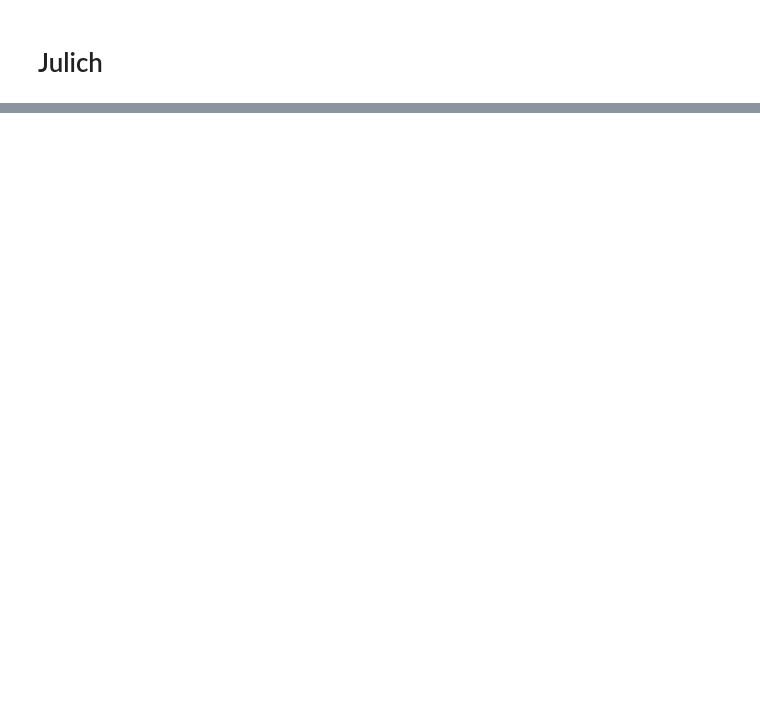
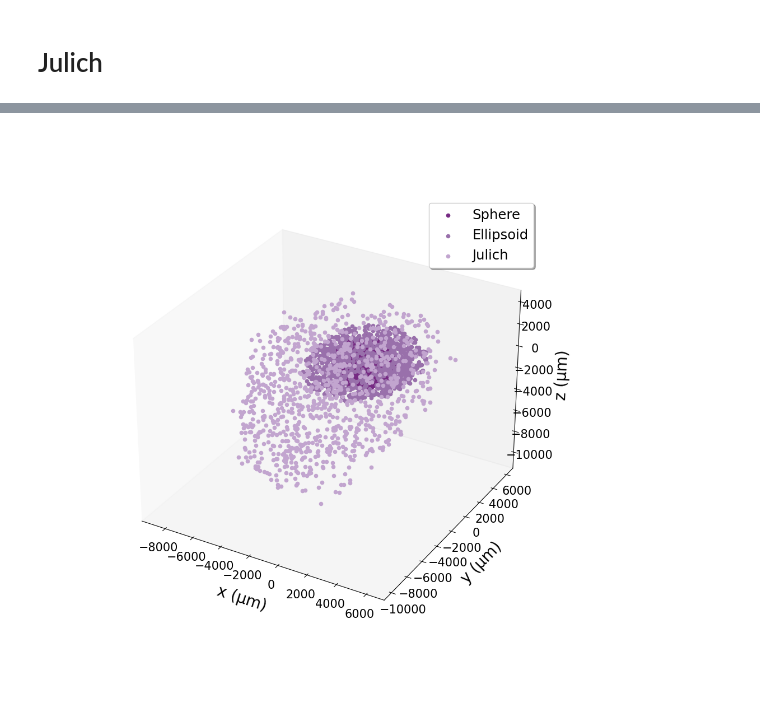
Before and after one commit to taramcguire/COMSOL2NETWORK_test_files, a Jupyter notebook: FE_and_neuron_network_coupling_project/Publication_Figures/20260224_creating_figure_for_positions_of_neurons.ipynb, the cells around one changed output, grey strips where cells are left out. Cells and saved outputs as stored; diff of their text form; code cells hidden in the pictures; blank space fills up the shorter version.

```diff
--- a/FE_and_neuron_network_coupling_project/Publication_Figures/20260224_creating_figure_for_positions_of_neurons.ipynb
+++ b/FE_and_neuron_network_coupling_project/Publication_Figures/20260224_creating_figure_for_positions_of_neurons.ipynb
@@ -412,0 +434,15 @@ plt.savefig("julich_with_point_source.svg", format="svg")
+# %%
+random_point_generator_sphere = Sphere_random_point_generator(2000, 1135, np.array([0, 0, 0]))
+positions_sphere = random_point_generator_sphere.generate_positions(1000)
+
+random_point_generator_ellipse = Ellipsoid_random_point_generator(4176,3080,2961, 1135, np.array([0, 0, 0]), 0.610865)
+positions_ellipse = random_point_generator_ellipse.generate_positions(1000)
+
+parcellation = "JULICH_BRAIN_CYTOARCHITECTONIC_ATLAS_V3_1"
+region = "STN (Subthalamus) right"
+coordinate_space = "MNI_152_ICBM_2009C_NONLINEAR_ASYMMETRIC"
+electrode_position_mm = np.array([12000,-12000,-8500])/1000
+encapsulation_mm = 1135/1000
+
+random_point_generator_julich = Julich_brain_cyto_random_point_generator(parcellation,region,coordinate_space, electrode_position_mm, encapsulation_mm)
+positions_julich = random_point_generator_julich.generate_positions(1000)
@@ -412,0 +451,51 @@ plt.savefig("julich_with_point_source.svg", format="svg")
+# %%
+%matplotlib widget
+
+##############################################
+fig = plt.figure(figsize=(10, 10))
+ax = fig.add_subplot(111, projection='3d')
+ax.set_xlabel('x (μm)', fontsize = 20, labelpad = 15)
+ax.set_zlabel('z (μm)', fontsize = 20, labelpad = 15)
+ax.set_ylabel('y (μm)', fontsize = 20, labelpad = 15)
+
+
+##### sphere##############
+x_points_sphere = positions_sphere[:,0]
+y_points_sphere = positions_sphere[:,1]
+z_points_sphere = positions_sphere[:,2]
+
+ax.scatter(x_points_sphere, y_points_sphere, z_points_sphere, c='#762A83', label = "Sphere", depthshade=False)
+
+##############################################
+x_points_ellipse = positions_ellipse[:,0]
+y_points_ellipse = positions_ellipse[:,1]
+z_points_ellipse = positions_ellipse[:,2]
+
+ax.scatter(x_points_ellipse, y_points_ellipse, z_points_ellipse, c='#9970AB', label = "Ellipsoid", depthshade=False)
+
+##############################################
+x_points_julich = positions_julich[:,0]*1000-12000
+y_points_julich = positions_julich[:,1]*1000+12000
+z_points_julich = positions_julich[:,2]*1000+8500
+
+ax.scatter(x_points_julich, y_points_julich, z_points_julich, c='#C2A5CF', label = "Julich", depthshade=False)
+
+
+legend = ax.legend(loc='upper right', shadow=True, fontsize=17.5)
+
+
+
+ax.grid(False)
+
+ax.tick_params(axis='both', which='major', labelsize=15, pad = 5)
+
+
+plt.show()
+#### uncomment this for top down view #####
+ax.view_init(elev=90, azim=-90)
+ax.zaxis.set_label_position('none')
+ax.zaxis.set_ticks_position('none')
+###########################################
+plt.savefig("all_spatial_positions_aligned.svg", format="svg")
+# %% [output]
+[figure, added]
```
Also changed, not shown: parts of 6 cells of this notebook, 9 other files.
